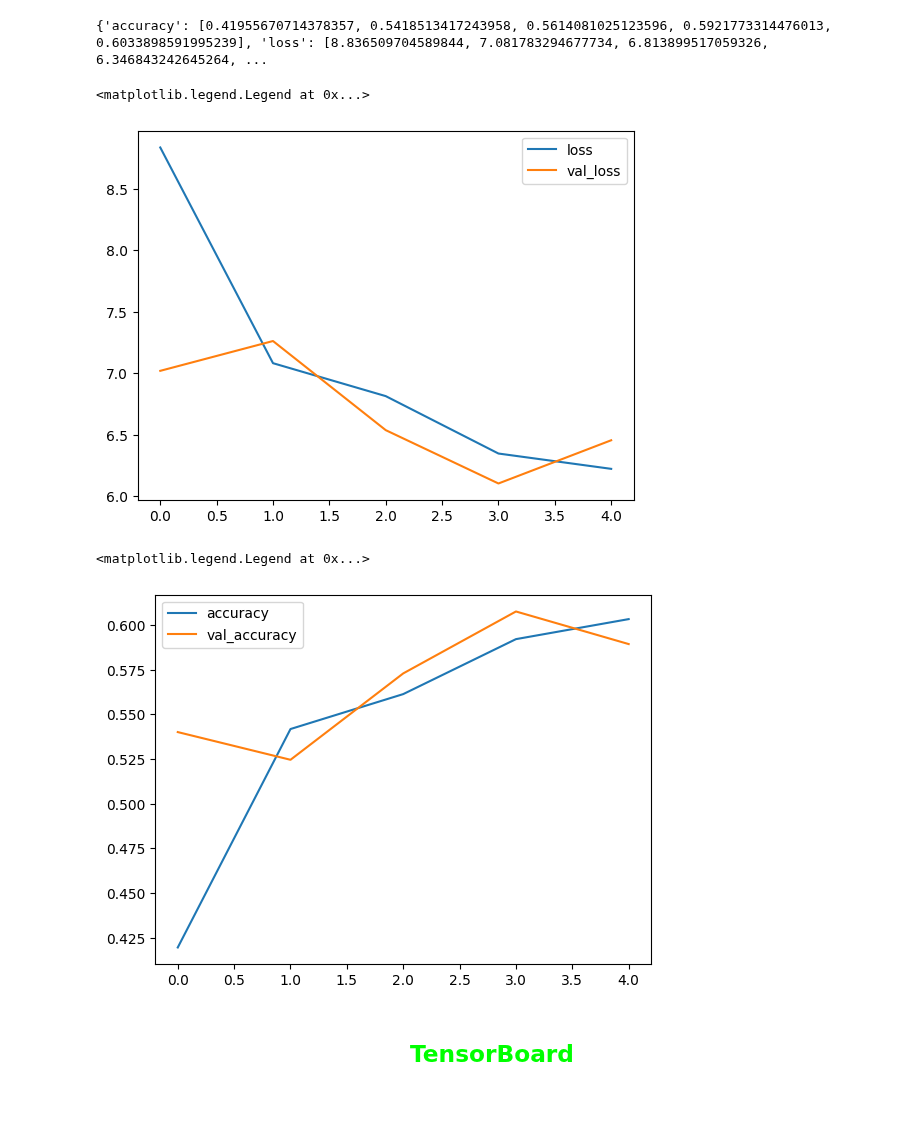
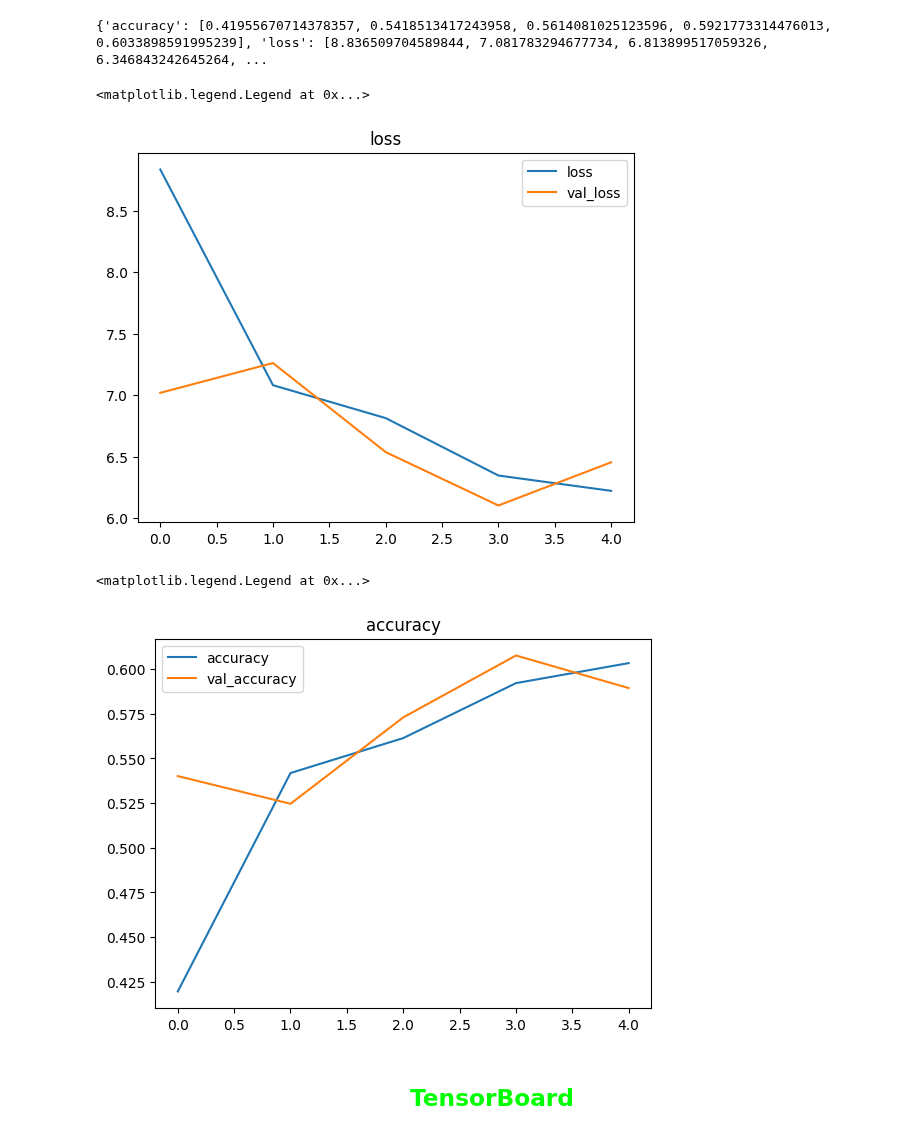
Before and after one commit to LiterallyTheOne/deep-learning-with-keras, a Jupyter notebook: src/3-plot-and-tensorboard/a1-plot-and-tensorboard.ipynb, the cells around one changed output. Saved outputs shown, nothing was run; the diff lists cells and outputs as text; code cells hidden in the pictures; blank space fills up the shorter version.

Commit message:
Add title to the plots

```diff
--- a/src/3-plot-and-tensorboard/a1-plot-and-tensorboard.ipynb
+++ b/src/3-plot-and-tensorboard/a1-plot-and-tensorboard.ipynb
@@ -141,20 +141,22 @@ print(history.history)
 {'accuracy': [0.41955670714378357, 0.5418513417243958, 0.5614081025123596, 0.5921773314476013, 0.6033898591995239], 'loss': [8.836509704589844, 7.081783294677734, 6.813899517059326, 6.346843242645264, ...
 # %%
 plt.figure()
+plt.title("loss")
 plt.plot(history.history["loss"])
 plt.plot(history.history["val_loss"])
 plt.legend(["loss", "val_loss"])
 # %% [output]
 <matplotlib.legend.Legend at 0x...>
-[figure, old version]
+[figure, new version]
 # %%
 plt.figure()
+plt.title("accuracy")
 plt.plot(history.history["accuracy"])
 plt.plot(history.history["val_accuracy"])
 plt.legend(["accuracy", "val_accuracy"])
 # %% [output]
 <matplotlib.legend.Legend at 0x...>
-[figure, old version]
+[figure, new version]
 # %% [markdown]
 ## <div style="text-align: center; color: lime">TensorBoard</div>
 # %%
```
Also changed, not shown: 3 other files.
